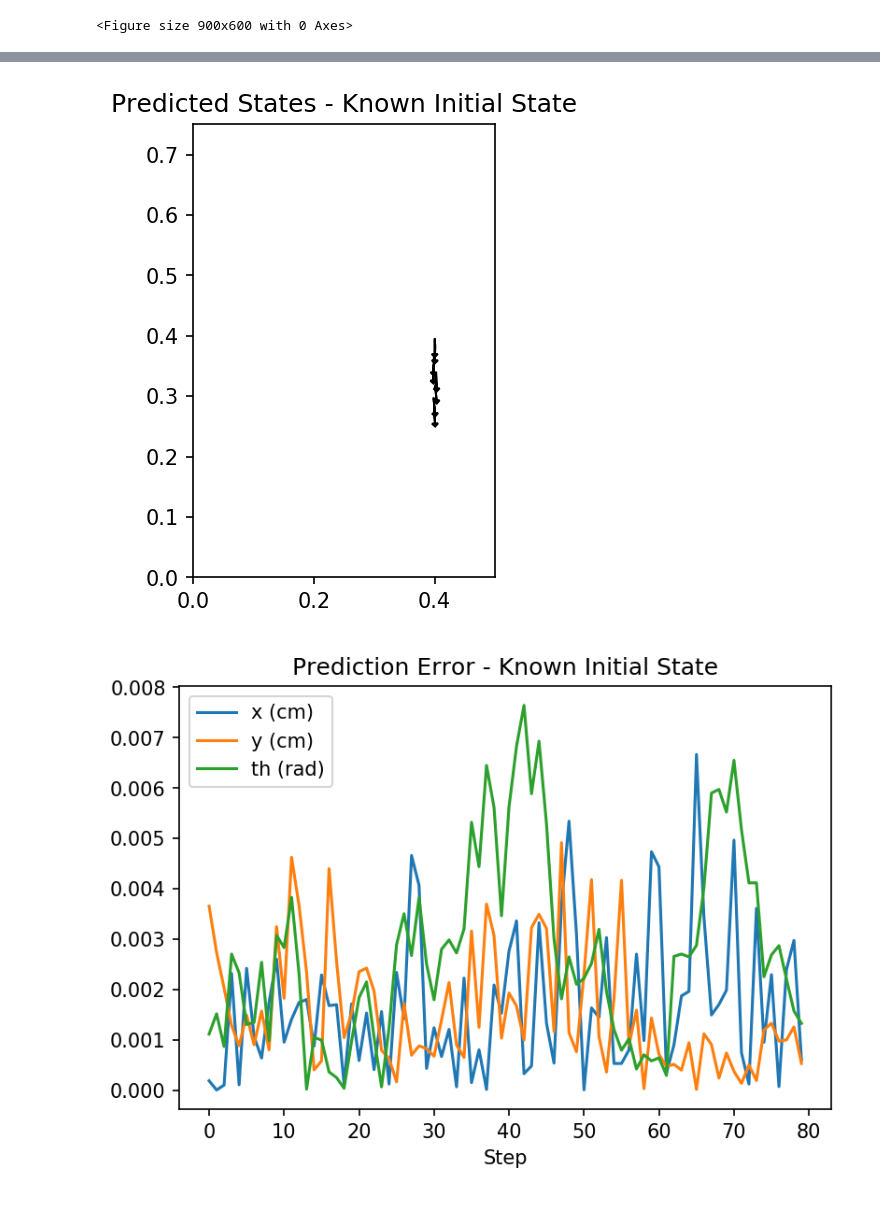
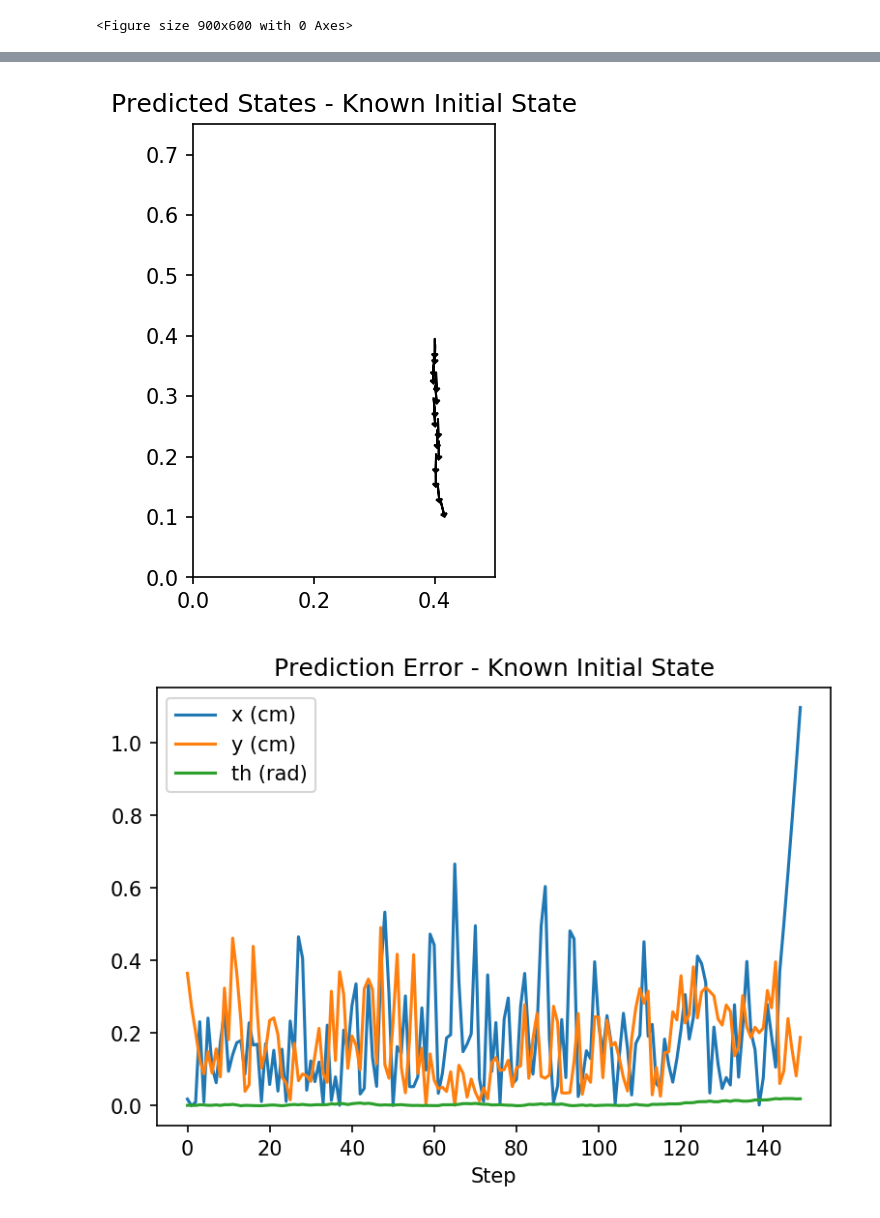
Before and after one commit to samer1248/ECE209AS-Lab3, a Jupyter notebook: project3_tests.ipynb, the cells around one changed output, grey strips where cells are left out. Cells and saved outputs as stored; diff of their text form; code cells hidden in the pictures.

```diff
--- a/project3_tests.ipynb
+++ b/project3_tests.ipynb
@@ -123,5 +126,5 @@ MSE [0.00222835 0.00553261 0.01087123]
 # %%
-control_seq = [[60,60]]*80
+control_seq = [[60,60]]*150
 init_state = [0.4,0.4,pi,0]
 state_seq,obs_seq = generate_measurement(init_state,control_seq,seed = 3)
 eval_one_traj(control_seq,init_state,obs_seq);
@@ -135,2 +138,2 @@ MSE [0.02858502 0.00447242 0.00331435]
-[figure, old version]
+[figure, new version]
-[figure, old version]
+[figure, new version]
```
Also changed, not shown: parts of 7 cells of this notebook, 42 other files.
